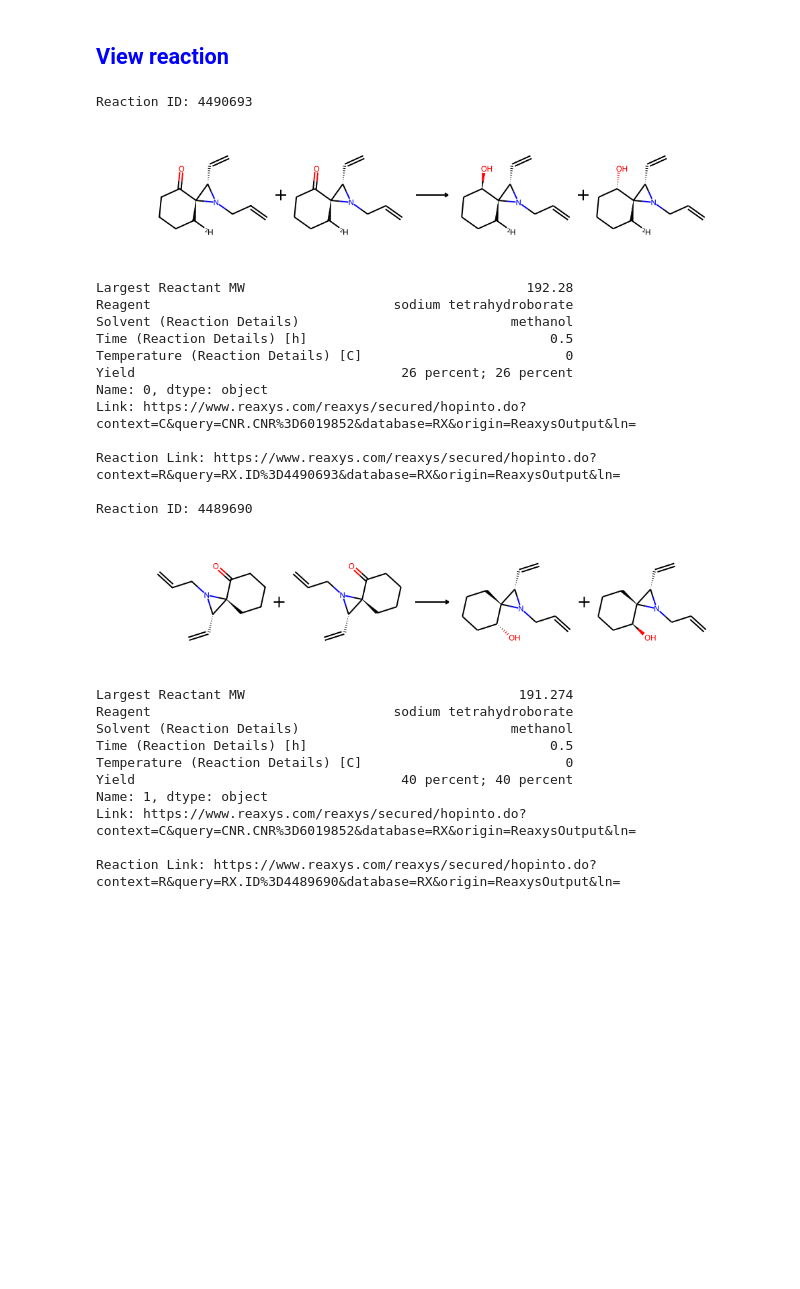
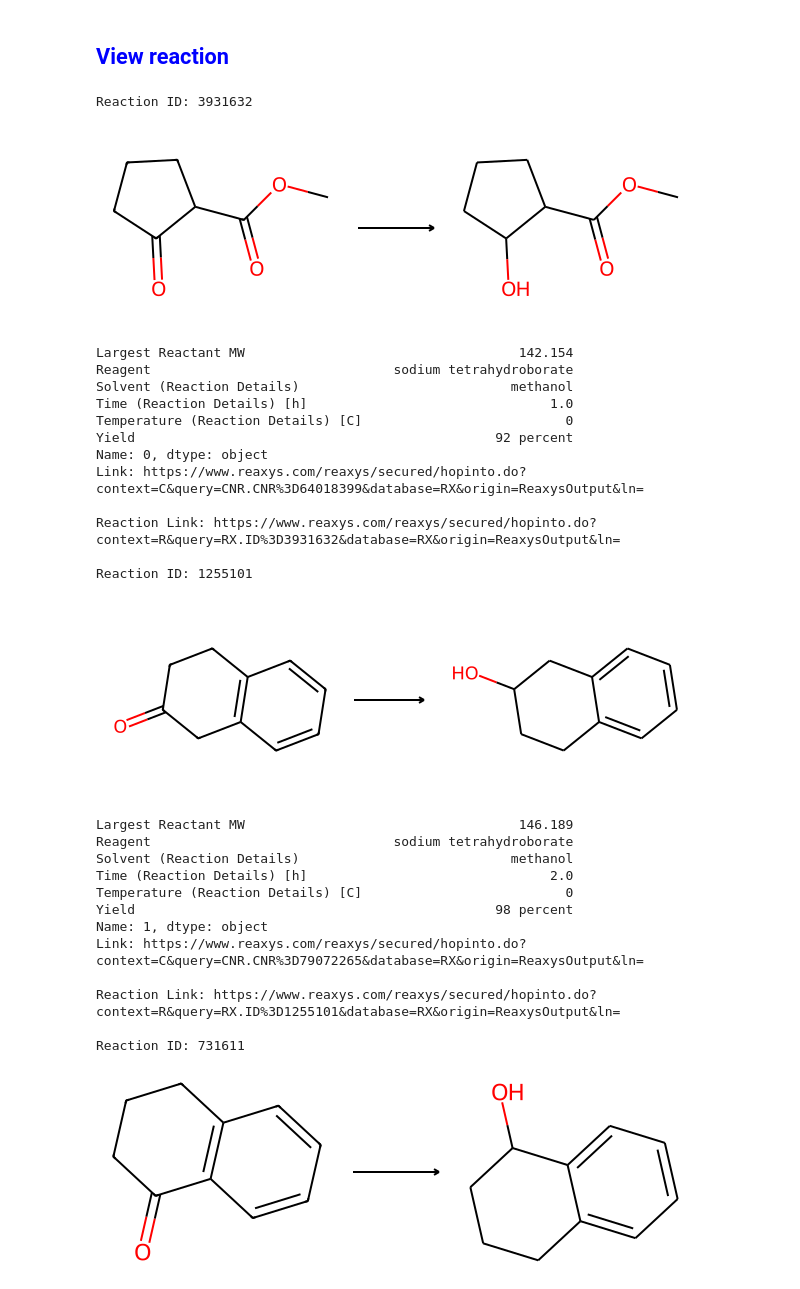
Before and after one commit to tranJen/Reactivity-based-metric-of-complexity, a Jupyter notebook: Reduction of ketone/Notebook/viewReaction.ipynb, the cells around one changed output. Saved outputs shown, nothing was run; the diff lists cells and outputs as text; code cells hidden in the pictures; blank space fills up the shorter version.

Commit message:
update manually check + get largest MW

```diff
--- a/Reduction of ketone/Notebook/viewReaction.ipynb
+++ b/Reduction of ketone/Notebook/viewReaction.ipynb
@@ -54,6 +54,6 @@ def view_reactionScheme(data, NumReaction_to_view, duplicate):
 # %% [markdown]
 ## <span style="color:blue">  Import data after filtering consistent reaction conditions </span>
 # %%
-SingleReduc_final = pd.read_excel('/Users/suongsuong/Documents/GitHub/Reactivity-based-metric-of-complexity/Reduction of ketone/Notebook/SingleReduc_final(no human verified).xlsx')
+SingleReduc_final = pd.read_excel('/Users/suongsuong/Documents/GitHub/Reactivity-based-metric-of-complexity/Reduction of ketone/cyclo5,6ketone_final.xlsx')
 count_num_reaction(SingleReduc_final)
 # %% [output]
@@ -82,37 +82,49 @@ SingleReduc_sort_Ref_count = SingleReduc_final.sort_values(by=column_to_sort,
 # %% [markdown]
 ## <span style="color:blue">  View reaction </span>
 # %%
-Number_of_reaction_to_view = 2   #if number less than data size, it will randomnly pick.
+Number_of_reaction_to_view = 10   #if number less than data size, it will randomnly pick.
 
 duplicate = 'drop duplicate' #not matter at this stage
 
-view_reactionScheme(SingleReduc_sort_Ref_count[SingleReduc_sort_Ref_count['Reaction ID'].isin({
-    4490693,
-4489690
+view_reactionScheme(SingleReduc_sort[SingleReduc_sort['Reaction ID'].isin({
+    3931632,
+731611,
+1255101,
+533786,
+1658654,
+2125887,
+144672,
+855271,
+1818310,
+4872121,
+27978138
 })], Number_of_reaction_to_view, duplicate)
 # %% [output]
-Reaction ID: 4490693
+Reaction ID: 3931632
-[figure, old version]
+[figure, new version]
-Largest Reactant MW                                    192.28
+Largest Reactant MW                                   142.154
 Reagent                               sodium tetrahydroborate
 Solvent (Reaction Details)                           methanol
-Time (Reaction Details) [h]                               0.5
+Time (Reaction Details) [h]                               1.0
 Temperature (Reaction Details) [C]                          0
-Yield                                  26 percent; 26 percent
+Yield                                              92 percent
 Name: 0, dtype: object
-Link: https://www.reaxys.com/reaxys/secured/hopinto.do?context=C&query=CNR.CNR%3D6019852&database=RX&origin=ReaxysOutput&ln=
+Link: https://www.reaxys.com/reaxys/secured/hopinto.do?context=C&query=CNR.CNR%3D64018399&database=RX&origin=ReaxysOutput&ln=
 
-Reaction Link: https://www.reaxys.com/reaxys/secured/hopinto.do?context=R&query=RX.ID%3D4490693&database=RX&origin=ReaxysOutput&ln=
+Reaction Link: https://www.reaxys.com/reaxys/secured/hopinto.do?context=R&query=RX.ID%3D3931632&database=RX&origin=ReaxysOutput&ln=
 
-Reaction ID: 4489690
+Reaction ID: 1255101
-[figure, old version]
+[figure, new version]
-Largest Reactant MW                                   191.274
+Largest Reactant MW                                   146.189
 Reagent                               sodium tetrahydroborate
 Solvent (Reaction Details)                           methanol
-Time (Reaction Details) [h]                               0.5
+Time (Reaction Details) [h]                               2.0
 Temperature (Reaction Details) [C]                          0
-Yield                                  40 percent; 40 percent
+Yield                                              98 percent
 Name: 1, dtype: object
-Link: https://www.reaxys.com/reaxys/secured/hopinto.do?context=C&query=CNR.CNR%3D6019852&database=RX&origin=ReaxysOutput&ln=
+Link: https://www.reaxys.com/reaxys/secured/hopinto.do?context=C&query=CNR.CNR%3D79072265&database=RX&origin=ReaxysOutput&ln=
 
-Reaction Link: https://www.reaxys.com/reaxys/secured/hopinto.do?context=R&query=RX.ID%3D4489690&database=RX&origin=ReaxysOutput&ln=
+Reaction Link: https://www.reaxys.com/reaxys/secured/hopinto.do?context=R&query=RX.ID%3D1255101&database=RX&origin=ReaxysOutput&ln=
+
+Reaction ID: 731611
+[figure, added]
```
Also changed, not shown: parts of 2 cells of this notebook, 15 other files.
